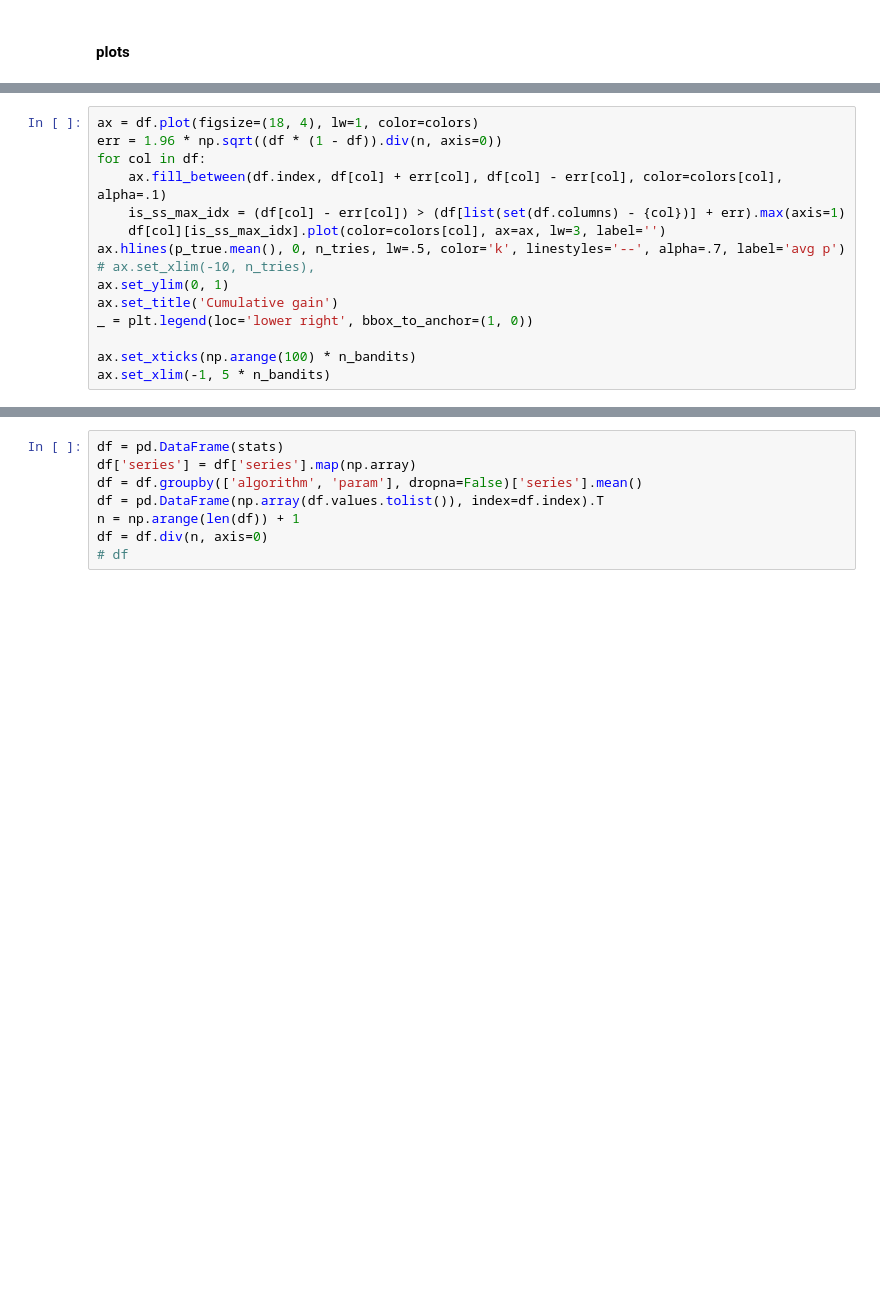
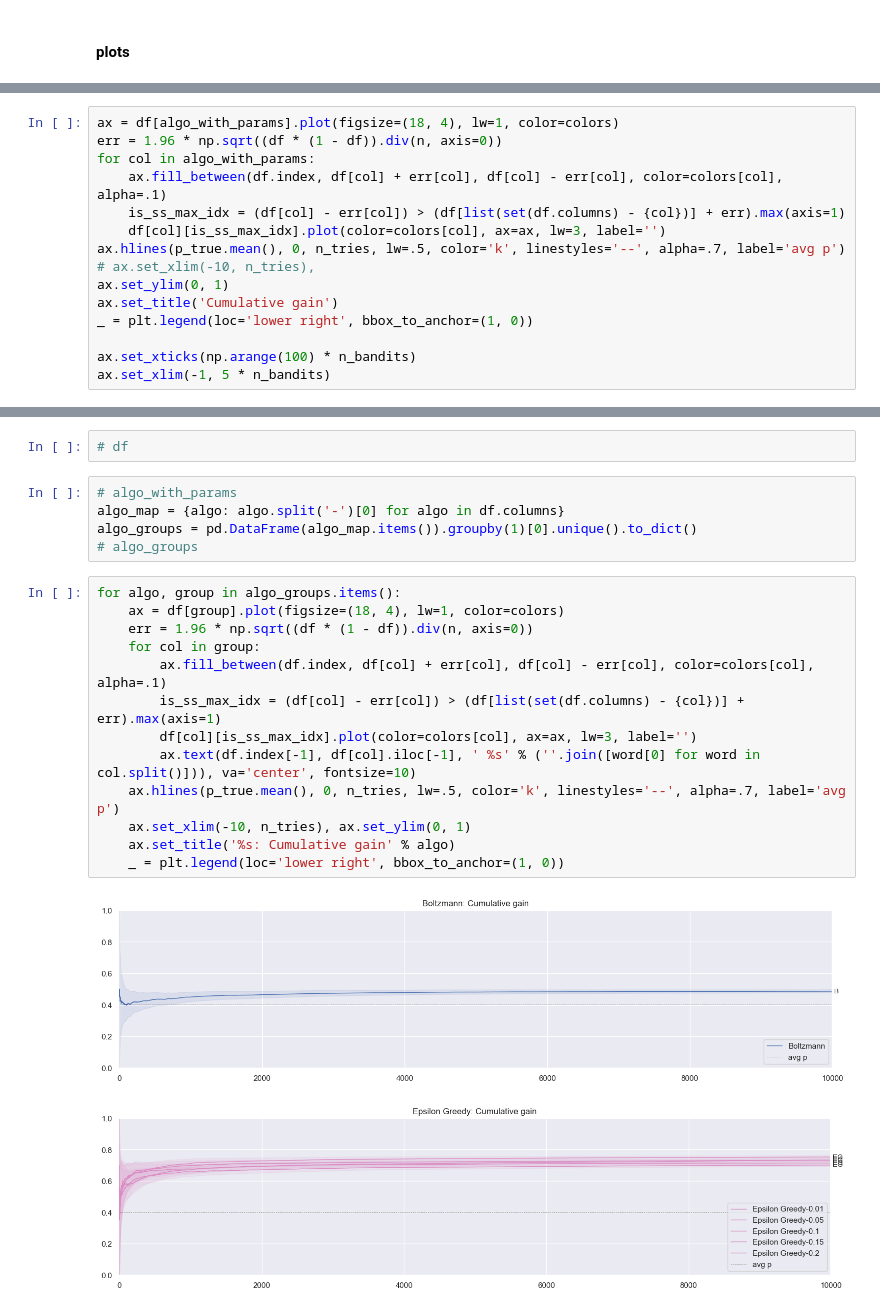
Before and after one commit to rubennaeff/data-science, a Jupyter notebook: exploration/exploration.ipynb, the cells around one changed output, grey strips where cells are left out. Drawn from its saved outputs; the diff is of its cells as text; blank space fills up the shorter version.

```diff
--- a/exploration/exploration.ipynb
+++ b/exploration/exploration.ipynb
@@ -247,7 +246,7 @@ KeyError: 'Epsilon Greedy-0.1'
 # %%
-ax = df.plot(figsize=(18, 4), lw=1, color=colors)
+ax = df[algo_with_params].plot(figsize=(18, 4), lw=1, color=colors)
 err = 1.96 * np.sqrt((df * (1 - df)).div(n, axis=0))
-for col in df:
+for col in algo_with_params:
     ax.fill_between(df.index, df[col] + err[col], df[col] - err[col], color=colors[col], alpha=.1)
     is_ss_max_idx = (df[col] - err[col]) > (df[list(set(df.columns) - {col})] + err).max(axis=1)
     df[col][is_ss_max_idx].plot(color=colors[col], ax=ax, lw=3, label='')
@@ -265,8 +264,23 @@ ax.set_xlim(-1, 5 * n_bandits)
+# %%
+# df
+# %%
+# algo_with_params
+algo_map = {algo: algo.split('-')[0] for algo in df.columns}
+algo_groups = pd.DataFrame(algo_map.items()).groupby(1)[0].unique().to_dict()
+# algo_groups
 # %%
-df = pd.DataFrame(stats)
-df['series'] = df['series'].map(np.array)
-df = df.groupby(['algorithm', 'param'], dropna=False)['series'].mean()
-df = pd.DataFrame(np.array(df.values.tolist()), index=df.index).T
-n = np.arange(len(df)) + 1
-df = df.div(n, axis=0)
-# df
+for algo, group in algo_groups.items():
+    ax = df[group].plot(figsize=(18, 4), lw=1, color=colors)
+    err = 1.96 * np.sqrt((df * (1 - df)).div(n, axis=0))
+    for col in group:
+        ax.fill_between(df.index, df[col] + err[col], df[col] - err[col], color=colors[col], alpha=.1)
+        is_ss_max_idx = (df[col] - err[col]) > (df[list(set(df.columns) - {col})] + err).max(axis=1)
+        df[col][is_ss_max_idx].plot(color=colors[col], ax=ax, lw=3, label='')
+        ax.text(df.index[-1], df[col].iloc[-1], ' %s' % (''.join([word[0] for word in col.split()])), va='center', fontsize=10)
+    ax.hlines(p_true.mean(), 0, n_tries, lw=.5, color='k', linestyles='--', alpha=.7, label='avg p')
+    ax.set_xlim(-10, n_tries), ax.set_ylim(0, 1)
+    ax.set_title('%s: Cumulative gain' % algo)
+    _ = plt.legend(loc='lower right', bbox_to_anchor=(1, 0))
+# %% [output]
+[figure, added]
+[figure, added]
```
Also changed, not shown: parts of 22 cells of this notebook.
